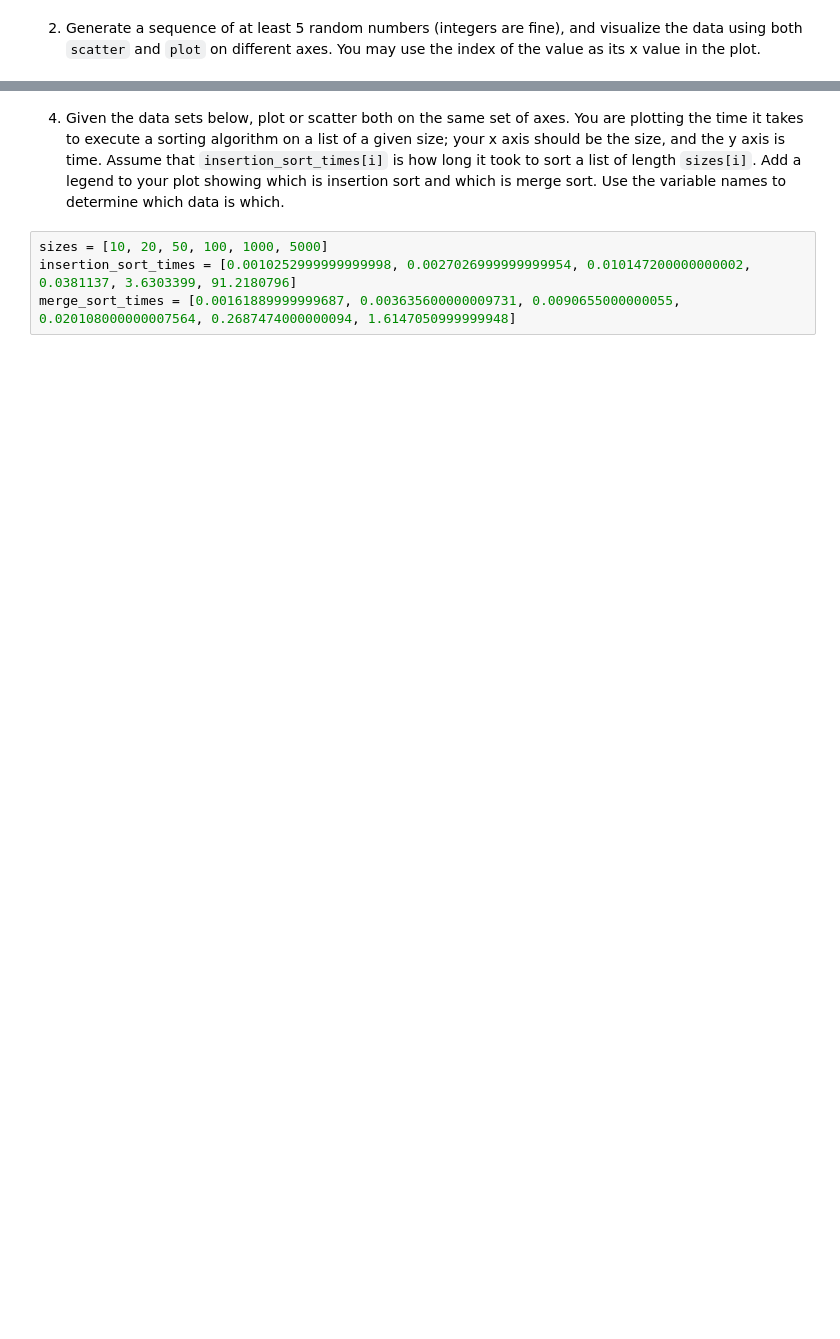
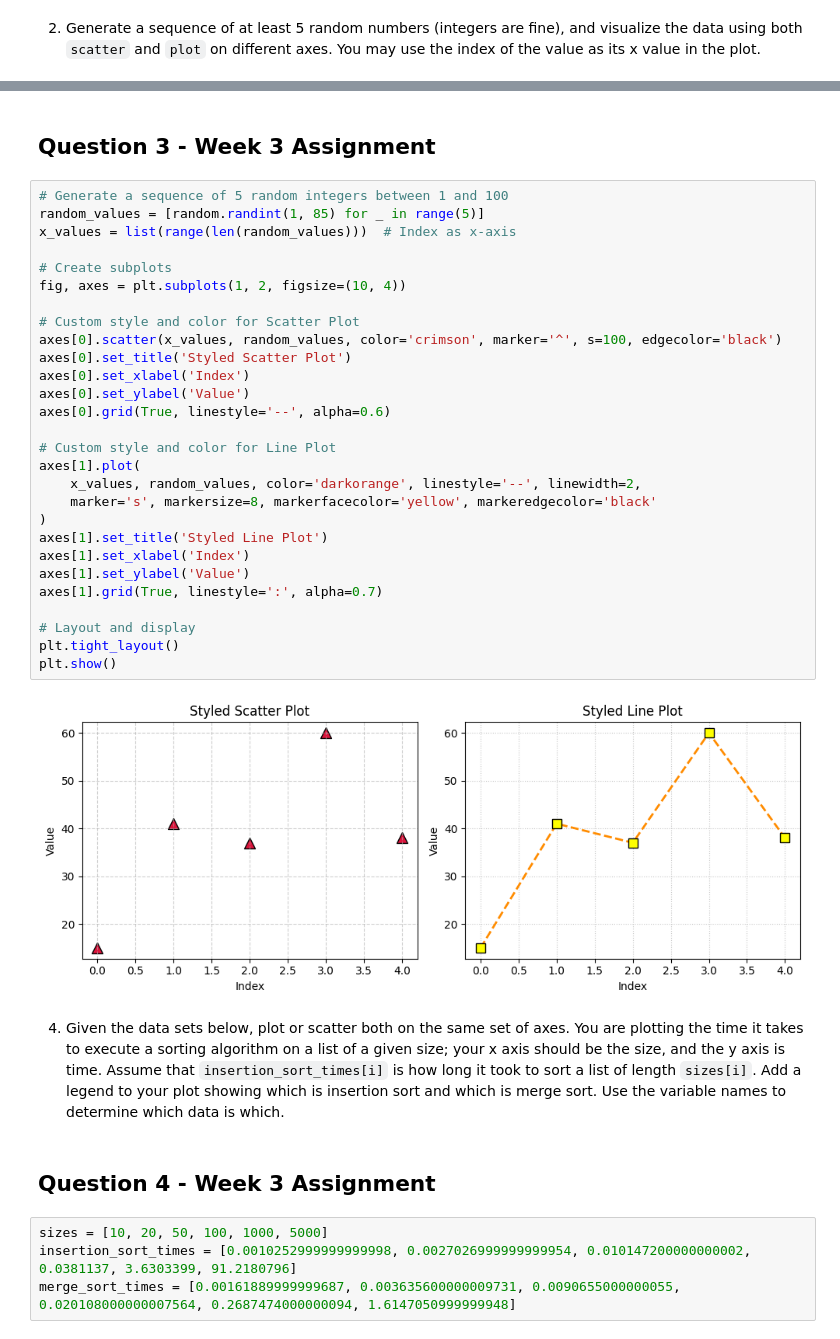
Before and after one commit to hrawp/dm_nlp_week3, a Jupyter notebook: pyplot.ipynb, the cells around one changed output, grey strips where cells are left out. Saved outputs shown, nothing was run; the diff lists cells and outputs as text; blank space fills up the shorter version.

```diff
--- a/pyplot.ipynb
+++ b/pyplot.ipynb
@@ -32,5 +80,39 @@ letter_freq = dict(Counter(TEXT))
+# %% [markdown]
+## Question 3 - Week 3 Assignment
+# %%
+# Generate a sequence of 5 random integers between 1 and 100
+random_values = [random.randint(1, 85) for _ in range(5)]
+x_values = list(range(len(random_values)))  # Index as x-axis
+
+# Create subplots
+fig, axes = plt.subplots(1, 2, figsize=(10, 4))
+
+# Custom style and color for Scatter Plot
+axes[0].scatter(x_values, random_values, color='crimson', marker='^', s=100, edgecolor='black')
+axes[0].set_title('Styled Scatter Plot')
+axes[0].set_xlabel('Index')
+axes[0].set_ylabel('Value')
+axes[0].grid(True, linestyle='--', alpha=0.6)
+
+# Custom style and color for Line Plot
+axes[1].plot(
+    x_values, random_values, color='darkorange', linestyle='--', linewidth=2,
+    marker='s', markersize=8, markerfacecolor='yellow', markeredgecolor='black'
+)
+axes[1].set_title('Styled Line Plot')
+axes[1].set_xlabel('Index')
+axes[1].set_ylabel('Value')
+axes[1].grid(True, linestyle=':', alpha=0.7)
+
+# Layout and display
+plt.tight_layout()
+plt.show()
+# %% [output]
+[figure, added]
 # %% [markdown]
 4. Given the data sets below, plot or scatter both on the same set of axes.  You are plotting the time it takes to execute a sorting algorithm on a list of a given size; your x axis should be the size, and the y axis is time.  Assume that `insertion_sort_times[i]` is how long it took to sort a list of length `sizes[i]`.  Add a legend to your plot showing which is insertion sort and which is merge sort.  Use the variable names to determine which data is which.
+# %% [markdown]
+## Question 4 - Week 3 Assignment
 # %%
 sizes = [10, 20, 50, 100, 1000, 5000]
 insertion_sort_times = [0.0010252999999999998, 0.0027026999999999954, 0.010147200000000002, 0.0381137, 3.6303399, 91.2180796]
```
Also changed, not shown: parts of 5 cells of this notebook.
